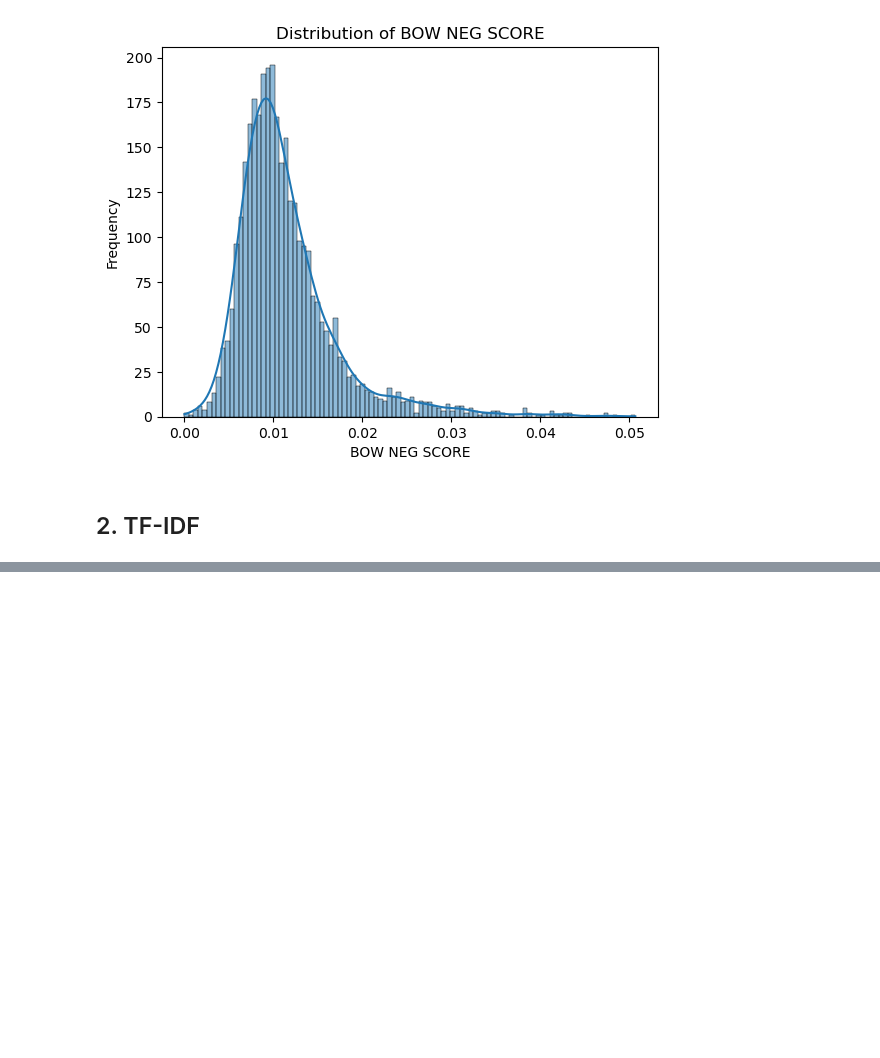
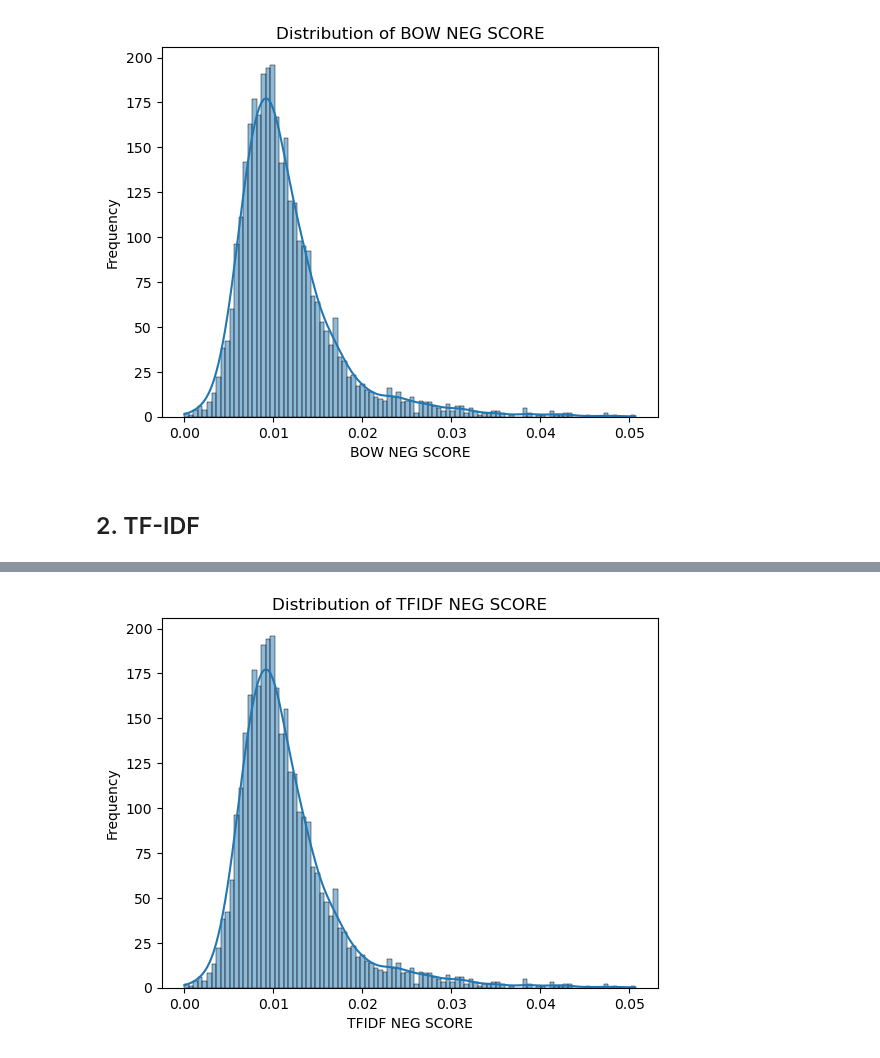
Before and after one commit to suchitranayak1998/10ksentimentalanalysis, a Jupyter notebook: Hypothesis_testing.ipynb, the cells around one changed output, grey strips where cells are left out. Cells and saved outputs as stored; diff of their text form; code cells hidden in the pictures; blank space fills up the shorter version.

```diff
--- a/Hypothesis_testing.ipynb
+++ b/Hypothesis_testing.ipynb
@@ -48,0 +62,9 @@ df_10ksp_filtered4
+# %%
+# The distribution of TF-IDF negative scores
+sns.histplot(data=df_10ksp_filtered3, x='neg_proportion', bins=100, kde=True)
+plt.title('Distribution of TFIDF NEG SCORE')
+plt.xlabel('TFIDF NEG SCORE')
+plt.ylabel('Frequency')
+plt.show()
+# %% [output]
+[figure, added]
```
Also changed, not shown: parts of 8 cells of this notebook.
